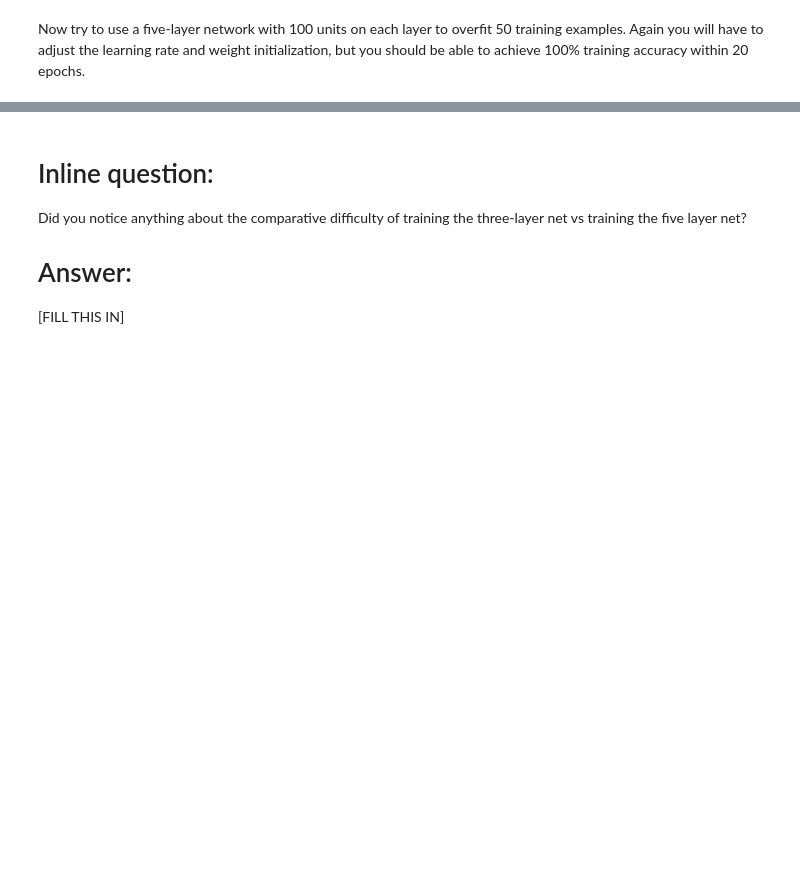
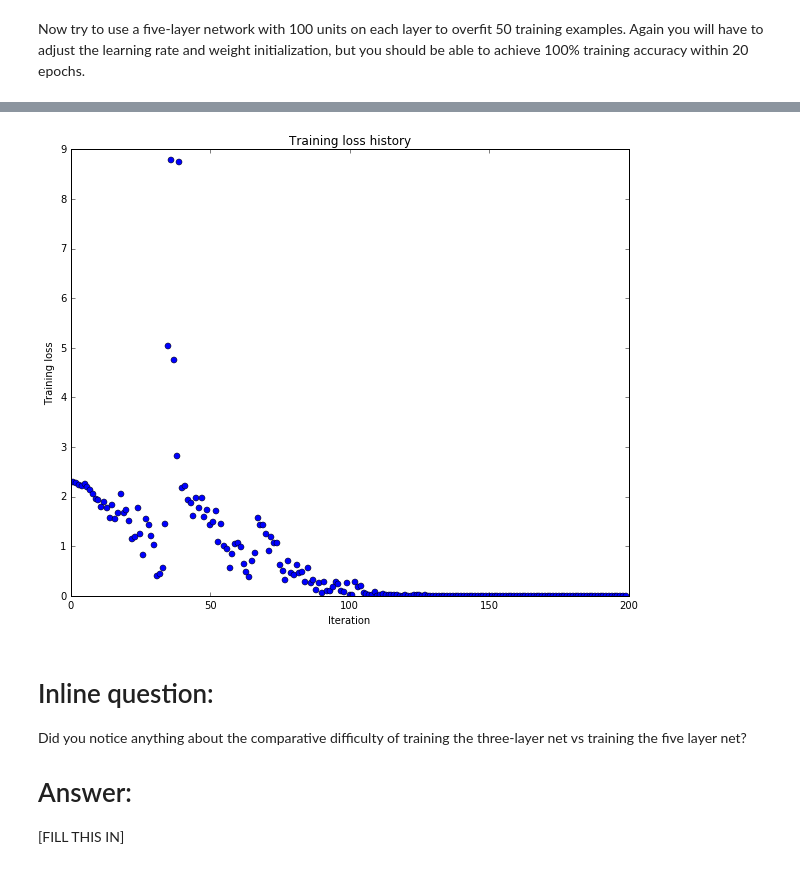
Before and after one commit to mnvl/cs231n, a Jupyter notebook: assignment2/FullyConnectedNets.ipynb, the cells around one changed output, grey strips where cells are left out. Saved outputs shown, nothing was run; the diff lists cells and outputs as text; code cells hidden in the pictures; blank space fills up the shorter version.

```diff
--- a/assignment2/FullyConnectedNets.ipynb
+++ b/assignment2/FullyConnectedNets.ipynb
@@ -439,12 +466,12 @@ small_data = {
   'y_val': data['y_val'],
 }
 
-learning_rate = 1e-3
-weight_scale = 1e-5
-model = FullyConnectedNet([100, 100, 100, 100],
+learning_rate = 0.05
+weight_scale = 1e-2
+model = FullyConnectedNet([500, 500, 500, 500],
                 weight_scale=weight_scale, dtype=np.float64)
 solver = Solver(model, small_data,
-                print_every=10, num_epochs=20, batch_size=25,
+                print_every=10, num_epochs=100, batch_size=25,
                 update_rule='sgd',
                 optim_config={
                   'learning_rate': learning_rate,
@@ -457,3 +484,4 @@ plt.title('Training loss history')
 plt.xlabel('Iteration')
 plt.ylabel('Training loss')
 plt.show()
+# %% [output]
@@ -460,3 +505,4 @@ plt.show()
+[figure, added]
 # %% [markdown]
 # Inline question:
 Did you notice anything about the comparative difficulty of training the three-layer net vs training the five layer net?
```
Also changed, not shown: parts of 3 cells of this notebook, 1 other file.
